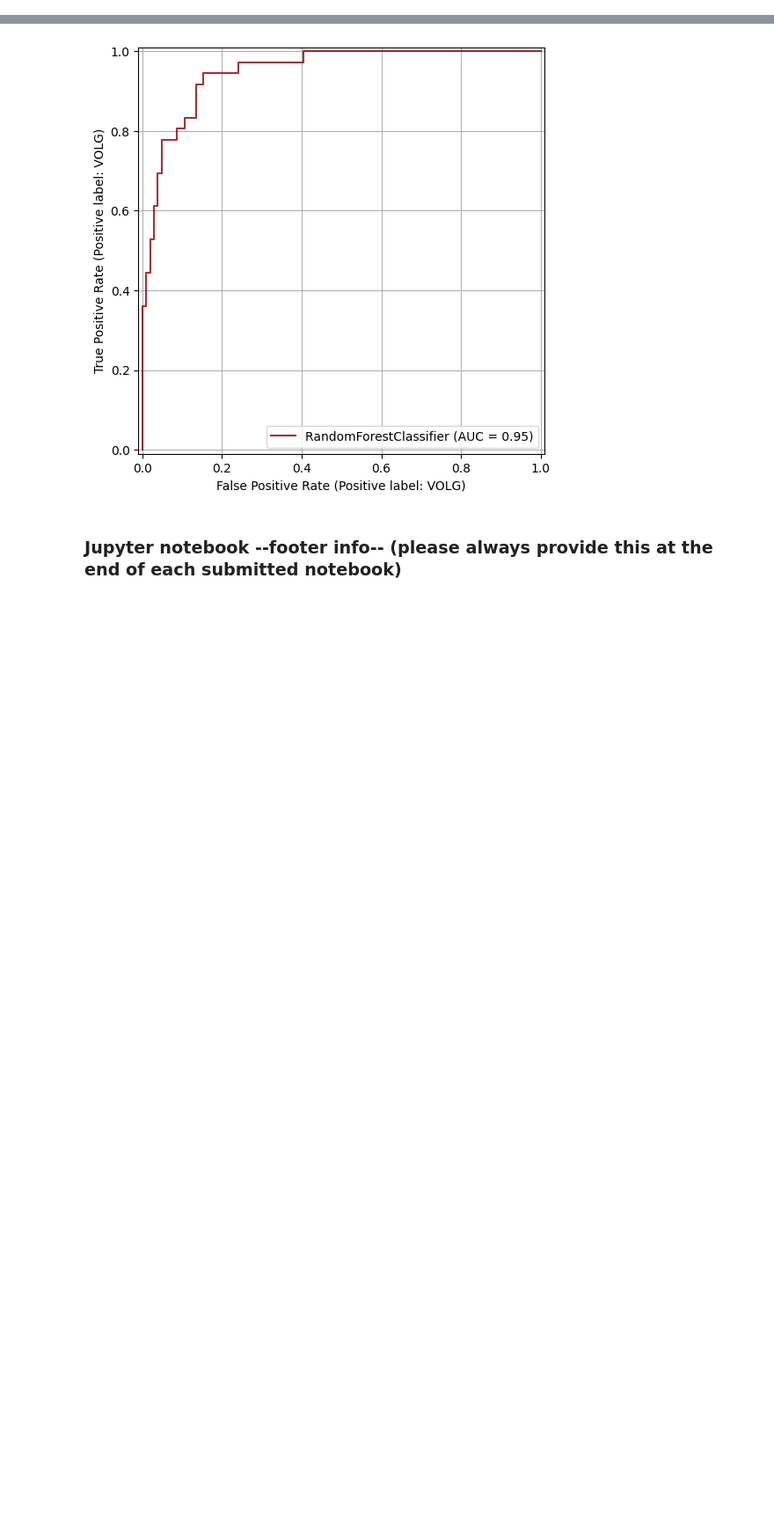
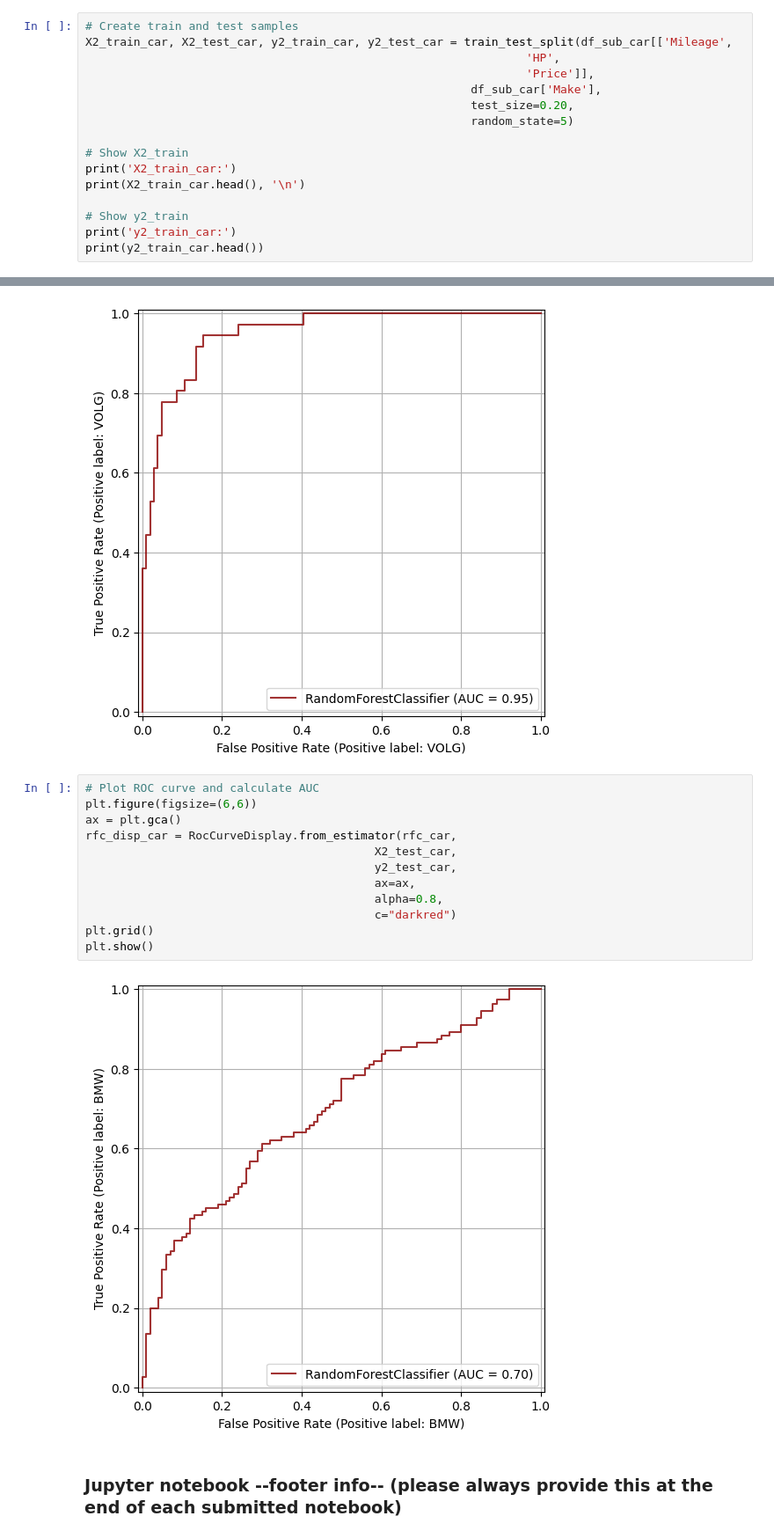
Before and after one commit to mrohner002/python_machine_learning_basics, a Jupyter notebook: CART_RandomForest/classification_tree_random_forest_supermarket_data.ipynb, the cells around one changed output, grey strips where cells are left out. Shown at 88% size. Saved outputs shown, nothing was run; the diff lists cells and outputs as text; blank space fills up the shorter version.

```diff
--- a/CART_RandomForest/classification_tree_random_forest_supermarket_data.ipynb
+++ b/CART_RandomForest/classification_tree_random_forest_supermarket_data.ipynb
@@ -306,3 +528,19 @@ y2_train:
 2705    MIGROS
 2839    MIGROS
 Name: brand, dtype: object
+# %%
+# Create train and test samples
+X2_train_car, X2_test_car, y2_train_car, y2_test_car = train_test_split(df_sub_car[['Mileage',
+                                                                'HP',
+                                                                'Price']],
+                                                        df_sub_car['Make'],
+                                                        test_size=0.20,
+                                                        random_state=5)
+
+# Show X2_train
+print('X2_train_car:')
+print(X2_train_car.head(), '\n')
+
+# Show y2_train
+print('y2_train_car:')
+print(y2_train_car.head())
@@ -405,6 +736,20 @@ plt.grid()
 plt.show()
 # %% [output]
 [figure]
+# %%
+# Plot ROC curve and calculate AUC
+plt.figure(figsize=(6,6))
+ax = plt.gca()
+rfc_disp_car = RocCurveDisplay.from_estimator(rfc_car,
+                                          X2_test_car,
+                                          y2_test_car,
+                                          ax=ax,
+                                          alpha=0.8,
+                                          c="darkred")
+plt.grid()
+plt.show()
+# %% [output]
+[figure, added]
 # %% [markdown]
 ### Jupyter notebook --footer info-- (please always provide this at the end of each submitted notebook)
 # %%
```
Also changed, not shown: parts of 14 cells of this notebook.
